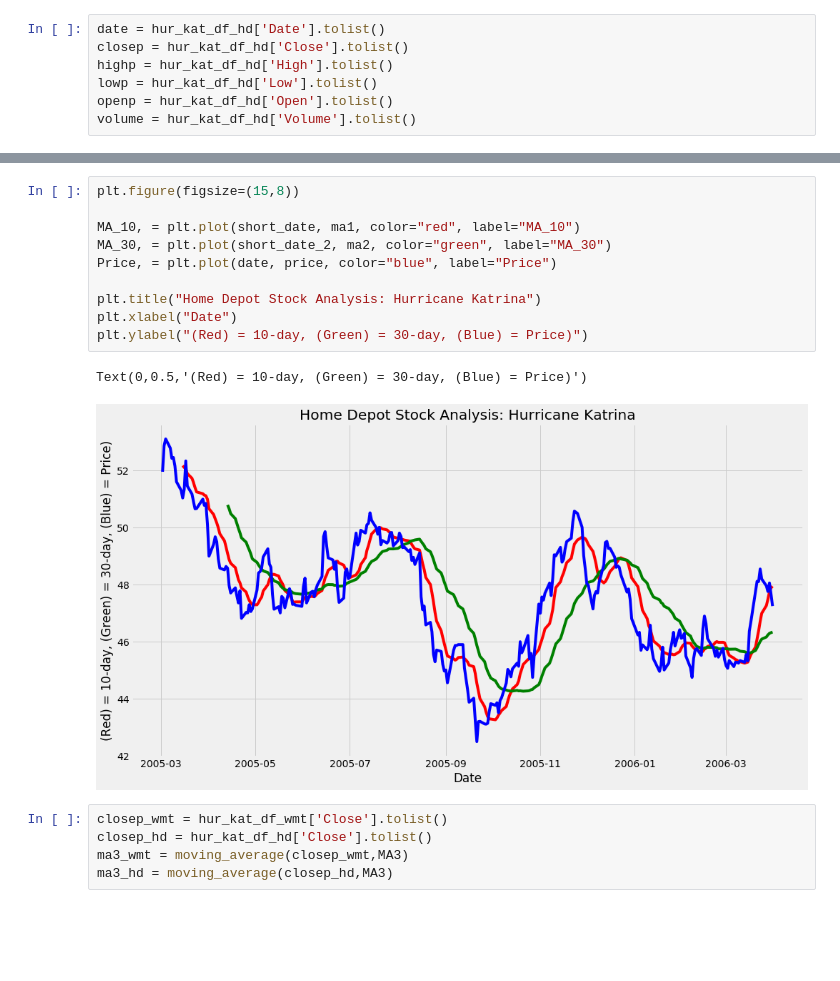
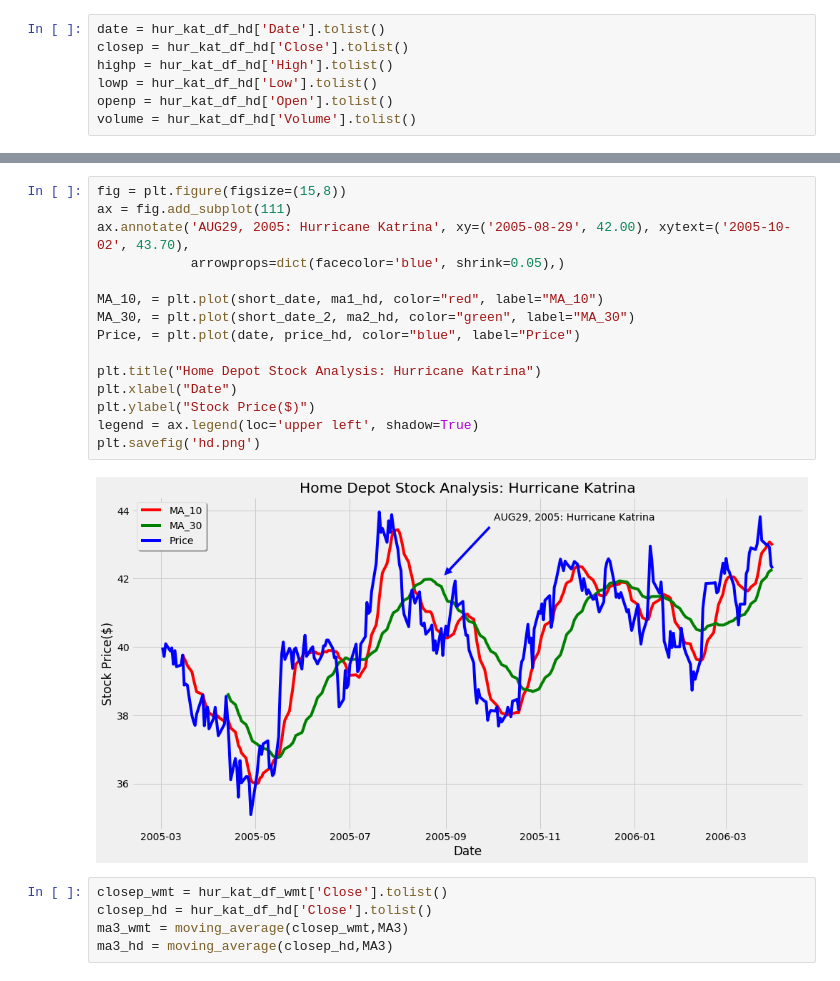
Before and after one commit to krustamov/project_one, a Jupyter notebook: Project_One_Start.ipynb, the cells around one changed output, grey strips where cells are left out. Saved outputs shown, nothing was run; the diff lists cells and outputs as text; blank space fills up the shorter version.

```diff
--- a/Project_One_Start.ipynb
+++ b/Project_One_Start.ipynb
@@ -174,16 +200,20 @@ volume = hur_kat_df_hd['Volume'].tolist()
 # %%
-plt.figure(figsize=(15,8))
+fig = plt.figure(figsize=(15,8))
+ax = fig.add_subplot(111)
+ax.annotate('AUG29, 2005: Hurricane Katrina', xy=('2005-08-29', 42.00), xytext=('2005-10-02', 43.70),
+            arrowprops=dict(facecolor='blue', shrink=0.05),)
 
-MA_10, = plt.plot(short_date, ma1, color="red", label="MA_10")
-MA_30, = plt.plot(short_date_2, ma2, color="green", label="MA_30")
-Price, = plt.plot(date, price, color="blue", label="Price")
+MA_10, = plt.plot(short_date, ma1_hd, color="red", label="MA_10")
+MA_30, = plt.plot(short_date_2, ma2_hd, color="green", label="MA_30")
+Price, = plt.plot(date, price_hd, color="blue", label="Price")
 
 plt.title("Home Depot Stock Analysis: Hurricane Katrina")
 plt.xlabel("Date")
-plt.ylabel("(Red) = 10-day, (Green) = 30-day, (Blue) = Price)")
+plt.ylabel("Stock Price($)")
+legend = ax.legend(loc='upper left', shadow=True)
+plt.savefig('hd.png')
 # %% [output]
-Text(0,0.5,'(Red) = 10-day, (Green) = 30-day, (Blue) = Price)')
-[figure, old version]
+[figure, new version]
 # %%
 closep_wmt = hur_kat_df_wmt['Close'].tolist()
 closep_hd = hur_kat_df_hd['Close'].tolist()
```
Also changed, not shown: parts of 21 cells of this notebook, 6 other files.
